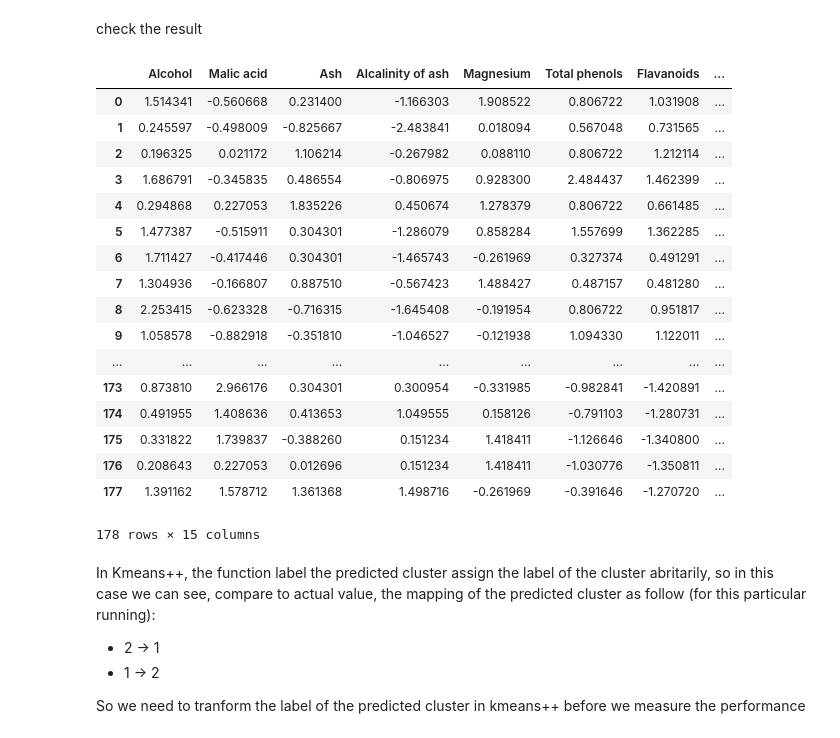
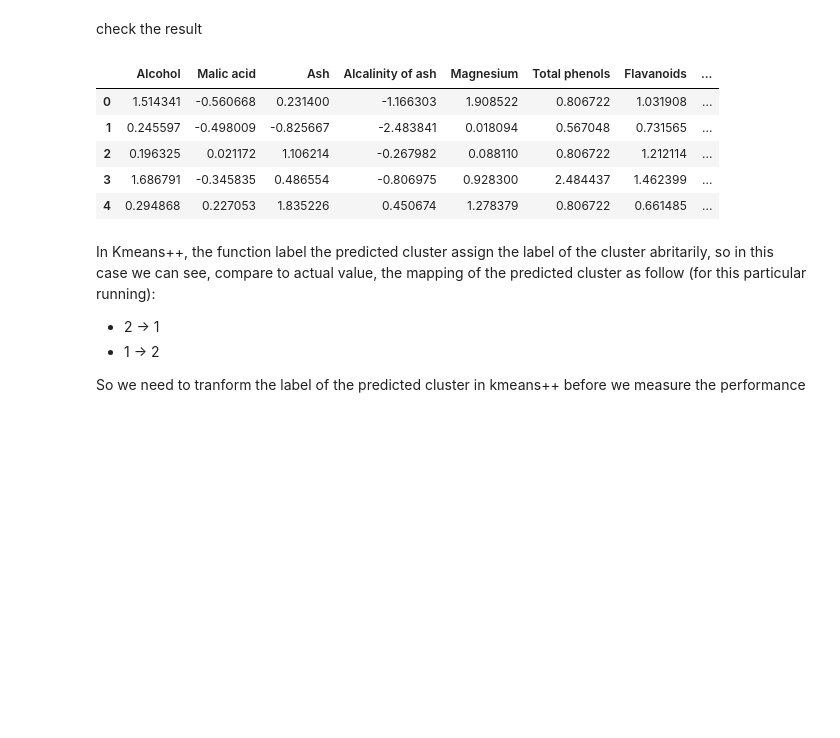
Before and after one commit to elaesme/BloomFilter-KMeans-AlphabeticalSort, a Jupyter notebook: main.ipynb, the cells around one changed output. Saved outputs shown, nothing was run; the diff lists cells and outputs as text; code cells hidden in the pictures; blank space fills up the shorter version.

```diff
--- a/main.ipynb
+++ b/main.ipynb
@@ -559,26 +559,14 @@ normalized2["actual"] = actual_clust()
 # %% [markdown]
 check the result
 # %%
-normalized2
+normalized2.head()
 # %% [output]
 |  | Alcohol | Malic acid | Ash | Alcalinity of ash | Magnesium | Total phenols | Flavanoids | ... |
 | 0 | 1.514341 | -0.560668 | 0.231400 | -1.166303 | 1.908522 | 0.806722 | 1.031908 | ... |
 | 1 | 0.245597 | -0.498009 | -0.825667 | -2.483841 | 0.018094 | 0.567048 | 0.731565 | ... |
 | 2 | 0.196325 | 0.021172 | 1.106214 | -0.267982 | 0.088110 | 0.806722 | 1.212114 | ... |
 | 3 | 1.686791 | -0.345835 | 0.486554 | -0.806975 | 0.928300 | 2.484437 | 1.462399 | ... |
 | 4 | 0.294868 | 0.227053 | 1.835226 | 0.450674 | 1.278379 | 0.806722 | 0.661485 | ... |
-| 5 | 1.477387 | -0.515911 | 0.304301 | -1.286079 | 0.858284 | 1.557699 | 1.362285 | ... |
-| 6 | 1.711427 | -0.417446 | 0.304301 | -1.465743 | -0.261969 | 0.327374 | 0.491291 | ... |
-| 7 | 1.304936 | -0.166807 | 0.887510 | -0.567423 | 1.488427 | 0.487157 | 0.481280 | ... |
-| 8 | 2.253415 | -0.623328 | -0.716315 | -1.645408 | -0.191954 | 0.806722 | 0.951817 | ... |
-| 9 | 1.058578 | -0.882918 | -0.351810 | -1.046527 | -0.121938 | 1.094330 | 1.122011 | ... |
-| ... | ... | ... | ... | ... | ... | ... | ... | ... |
-| 173 | 0.873810 | 2.966176 | 0.304301 | 0.300954 | -0.331985 | -0.982841 | -1.420891 | ... |
-| 174 | 0.491955 | 1.408636 | 0.413653 | 1.049555 | 0.158126 | -0.791103 | -1.280731 | ... |
-| 175 | 0.331822 | 1.739837 | -0.388260 | 0.151234 | 1.418411 | -1.126646 | -1.340800 | ... |
-| 176 | 0.208643 | 0.227053 | 0.012696 | 0.151234 | 1.418411 | -1.030776 | -1.350811 | ... |
-| 177 | 1.391162 | 1.578712 | 1.361368 | 1.498716 | -0.261969 | -0.391646 | -1.270720 | ... |
-178 rows × 15 columns
 # %% [markdown]
 In Kmeans++, the function label the predicted cluster assign the label of the cluster abritarily, so in this case we can see, compare to actual value, the mapping of the predicted cluster as follow (for this particular running):
 + 2 -> 1
```
